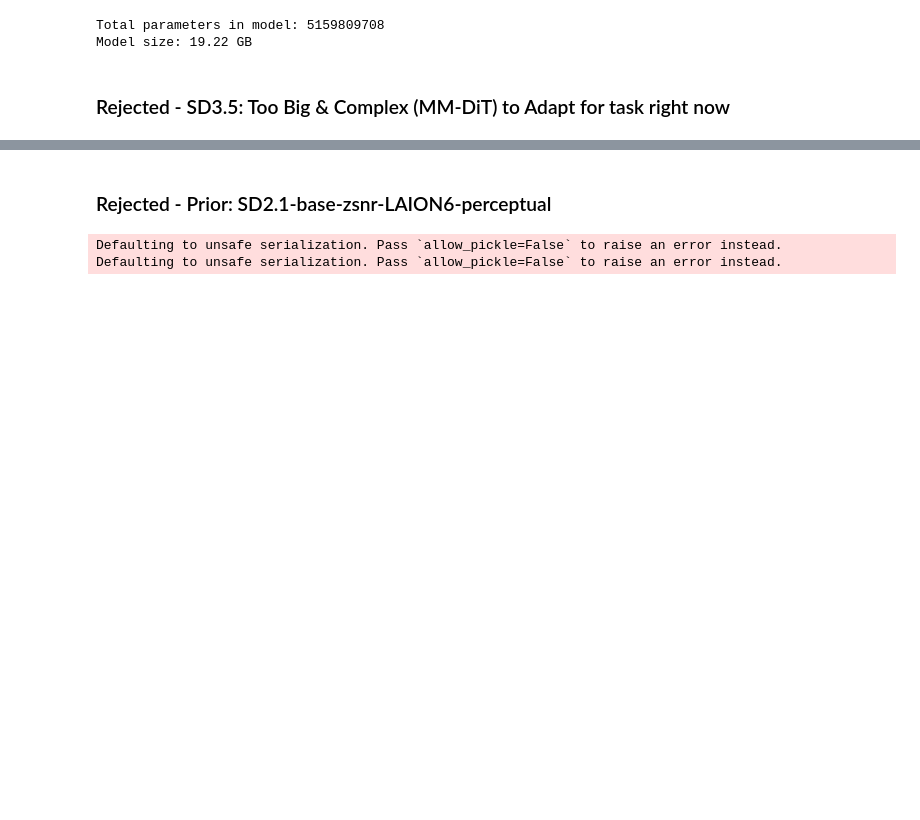
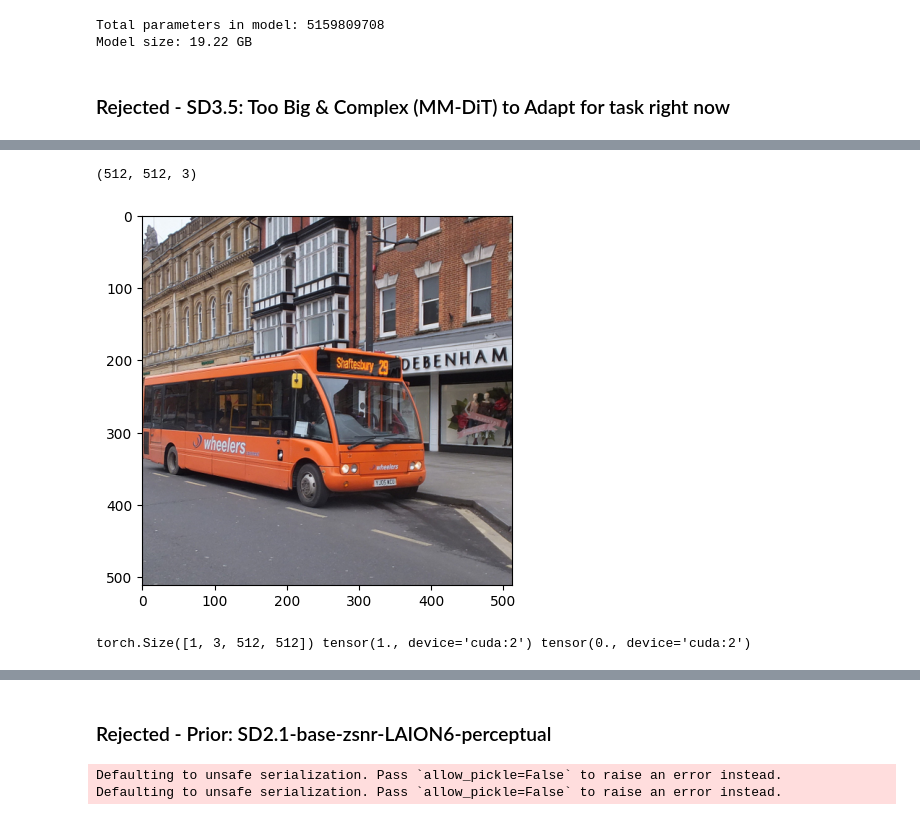
Before and after one commit to Aryan-Garg/gQIR, a Jupyter notebook: argar_arch.ipynb, the cells around one changed output, grey strips where cells are left out. Saved outputs shown, nothing was run; the diff lists cells and outputs as text; code cells hidden in the pictures; blank space fills up the shorter version.

```diff
--- a/argar_arch.ipynb
+++ b/argar_arch.ipynb
@@ -132,0 +154,15 @@ out3 = pipe3(prompt, guidance_scale=3.5, num_inference_steps=20).images[0]
+# %%
+img = Image.open("/mnt/disks/behemoth/datasets/flickr2K/000004.png").convert("RGB")
+img = center_crop_arr(img, 512)
+print(img.shape)
+plt.imshow(img)
+plt.show()
+
+img = (img / 255.).astype(np.float32)
+img = torch.Tensor(img).permute(2,0,1).to("cuda:2")
+img = img[None, :, :, :]
+print(img.shape, img.max(), img.min())
+# %% [output]
+(512, 512, 3)
+[figure, added]
+torch.Size([1, 3, 512, 512]) tensor(1., device='cuda:2') tensor(0., device='cuda:2')
```
Also changed, not shown: parts of 5 cells of this notebook, 6 other files.
